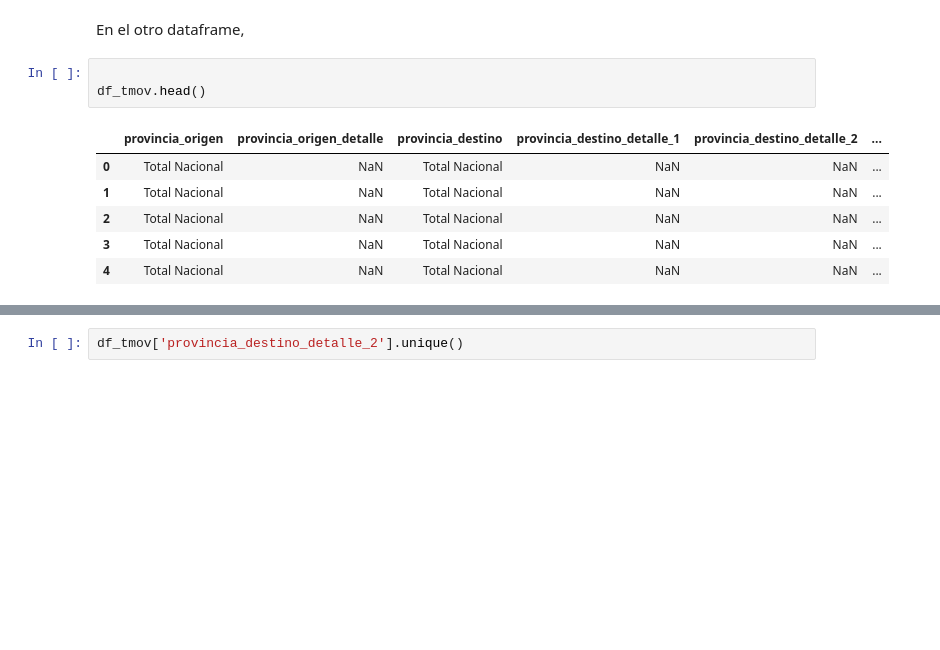
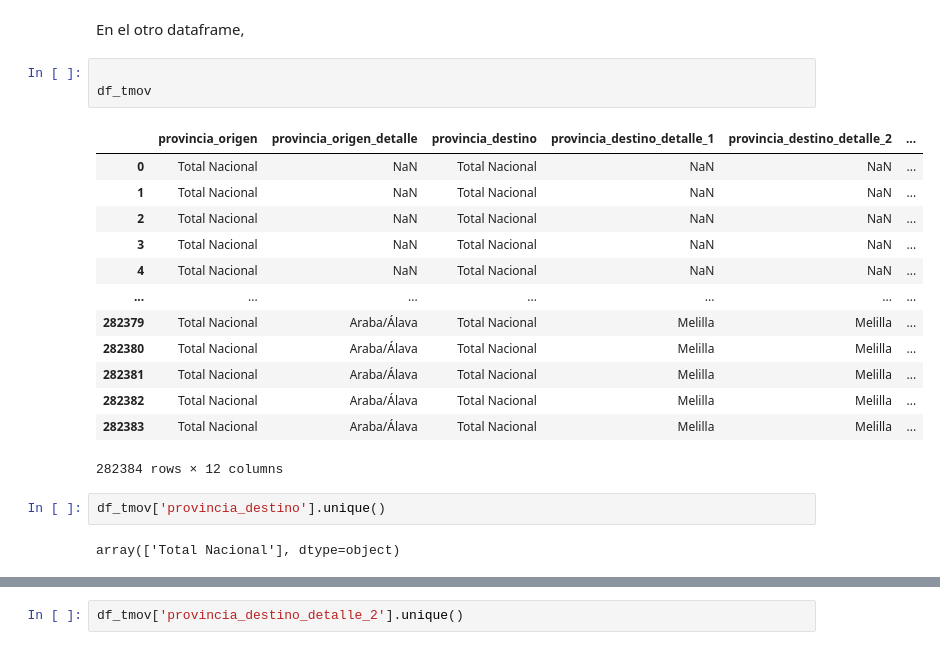
Before and after one commit to MirnaGarridoR/TrabajoML, a Jupyter notebook: ML - TURISMO/EDA-TURISMO.ipynb, the cells around one changed output, grey strips where cells are left out. Saved outputs shown, nothing was run; the diff lists cells and outputs as text; blank space fills up the shorter version.

```diff
--- a/ML - TURISMO/EDA-TURISMO.ipynb
+++ b/ML - TURISMO/EDA-TURISMO.ipynb
@@ -836,11 +800,22 @@ plt.show()
 En el otro dataframe,
 # %%
 
-df_tmov.head()
+df_tmov
 # %% [output]
 |  | provincia_origen | provincia_origen_detalle | provincia_destino | provincia_destino_detalle_1 | provincia_destino_detalle_2 | ... |
 | 0 | Total Nacional | NaN | Total Nacional | NaN | NaN | ... |
 | 1 | Total Nacional | NaN | Total Nacional | NaN | NaN | ... |
 | 2 | Total Nacional | NaN | Total Nacional | NaN | NaN | ... |
 | 3 | Total Nacional | NaN | Total Nacional | NaN | NaN | ... |
 | 4 | Total Nacional | NaN | Total Nacional | NaN | NaN | ... |
+| ... | ... | ... | ... | ... | ... | ... |
+| 282379 | Total Nacional | Araba/Álava | Total Nacional | Melilla | Melilla | ... |
+| 282380 | Total Nacional | Araba/Álava | Total Nacional | Melilla | Melilla | ... |
+| 282381 | Total Nacional | Araba/Álava | Total Nacional | Melilla | Melilla | ... |
+| 282382 | Total Nacional | Araba/Álava | Total Nacional | Melilla | Melilla | ... |
+| 282383 | Total Nacional | Araba/Álava | Total Nacional | Melilla | Melilla | ... |
+282384 rows × 12 columns
+# %%
+df_tmov['provincia_destino'].unique()
+# %% [output]
+array(['Total Nacional'], dtype=object)
```
Also changed, not shown: parts of 14 cells of this notebook, 1 other file.
